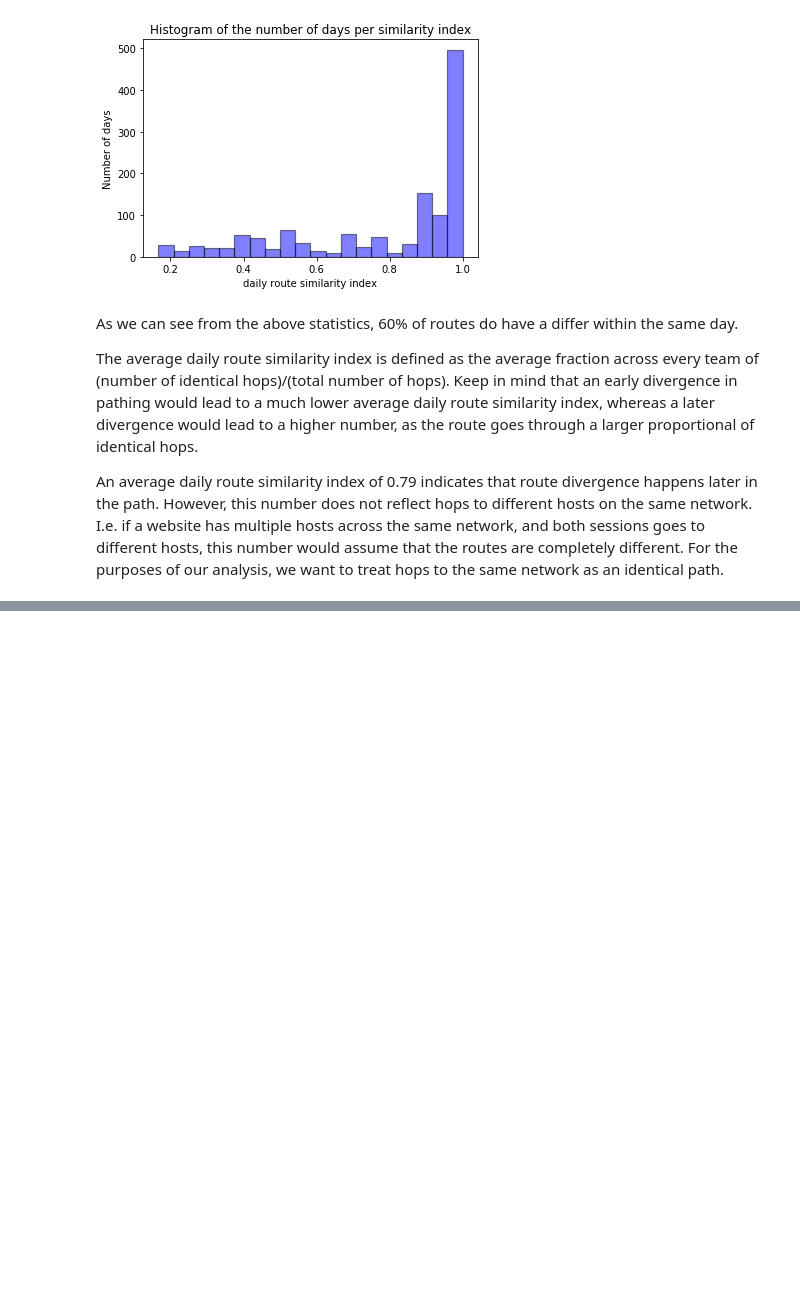
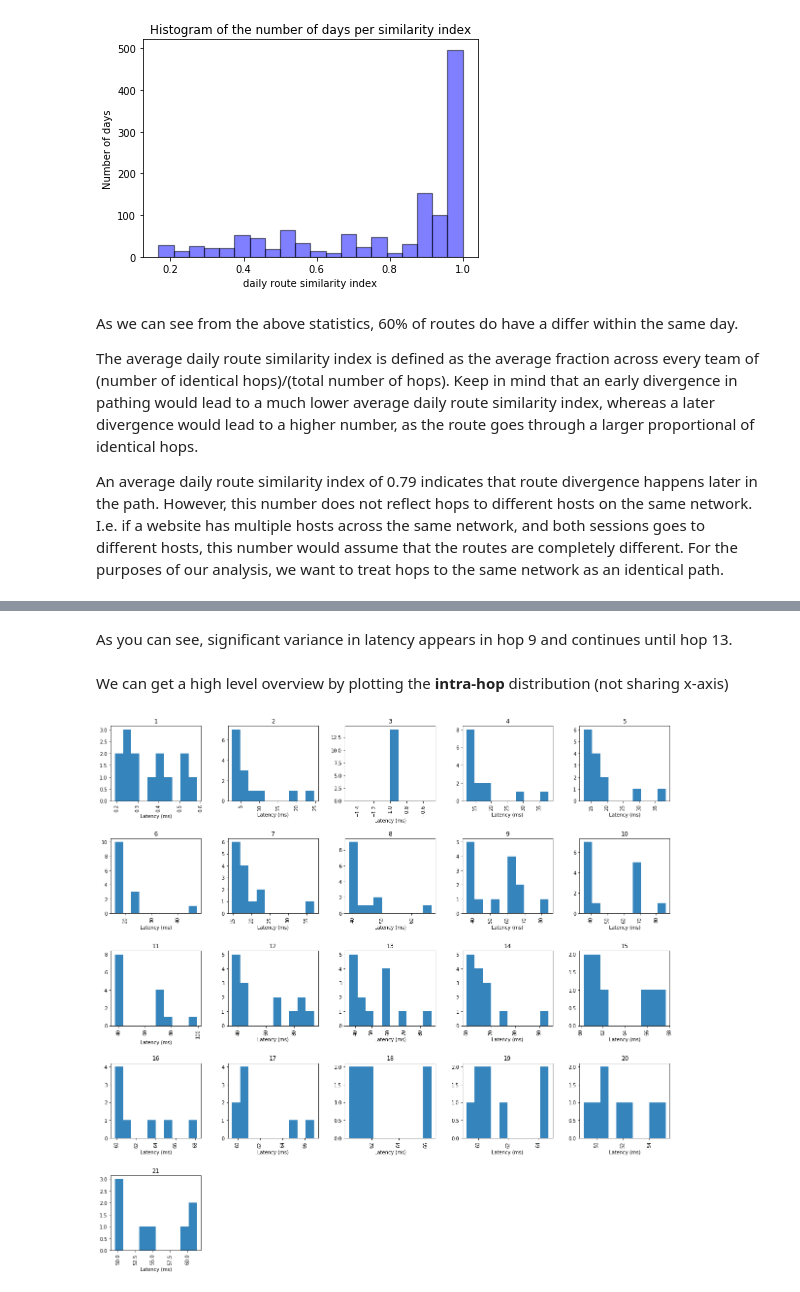
Before and after one commit to mbronckers/cmsc23360, a Jupyter notebook: p3/Analysis.ipynb, the cells around one changed output, grey strips where cells are left out. Cells and saved outputs as stored; diff of their text form; code cells hidden in the pictures; blank space fills up the shorter version.

```diff
--- a/p3/Analysis.ipynb
+++ b/p3/Analysis.ipynb
@@ -278,0 +423,11 @@ An average daily route similarity index of 0.79 indicates that route divergence
+# %% [markdown]
+As you can see, significant variance in latency appears in hop 9 and continues until hop 13.
+# %% [markdown]
+We can get a high level overview by plotting the **intra-hop** distribution (not sharing x-axis)
+# %%
+# Plot the distribution of latency for each hop on same latency scale given a website traceroute
+axarr = x.hist(by='hop_idx', figsize=(20,20),alpha=0.9)
+for idx, ax in enumerate(axarr.flatten()):
+    ax.set_xlabel("Latency (ms)")
+# %% [output]
+[figure, added]
```
Also changed, not shown: parts of 26 cells of this notebook.
